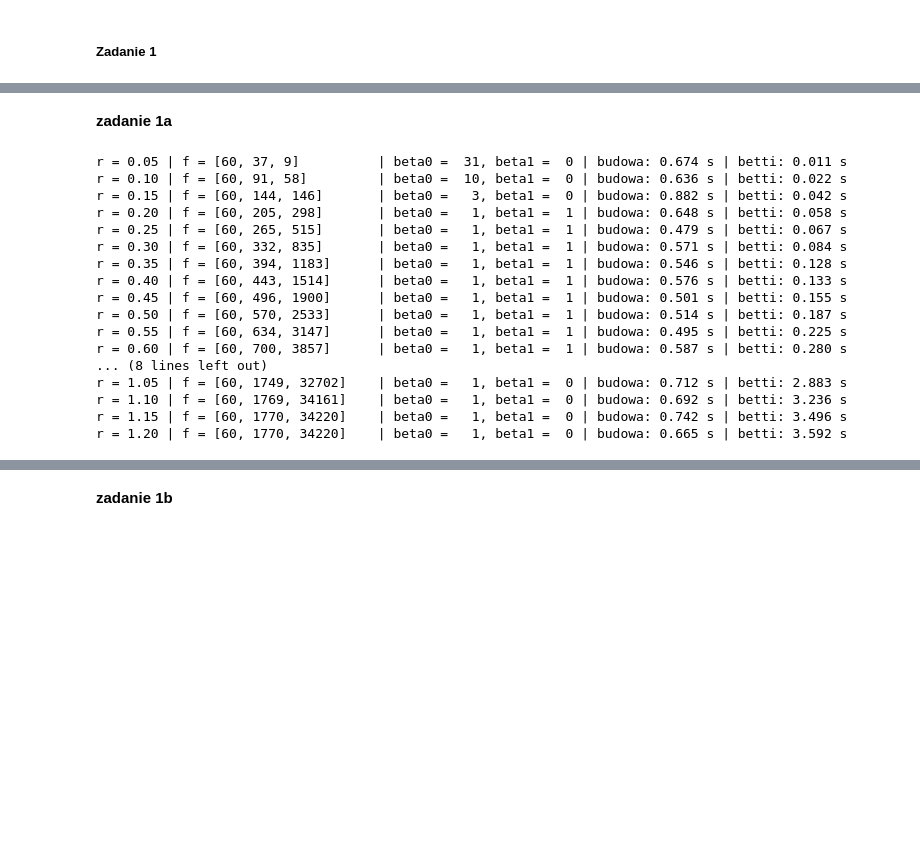
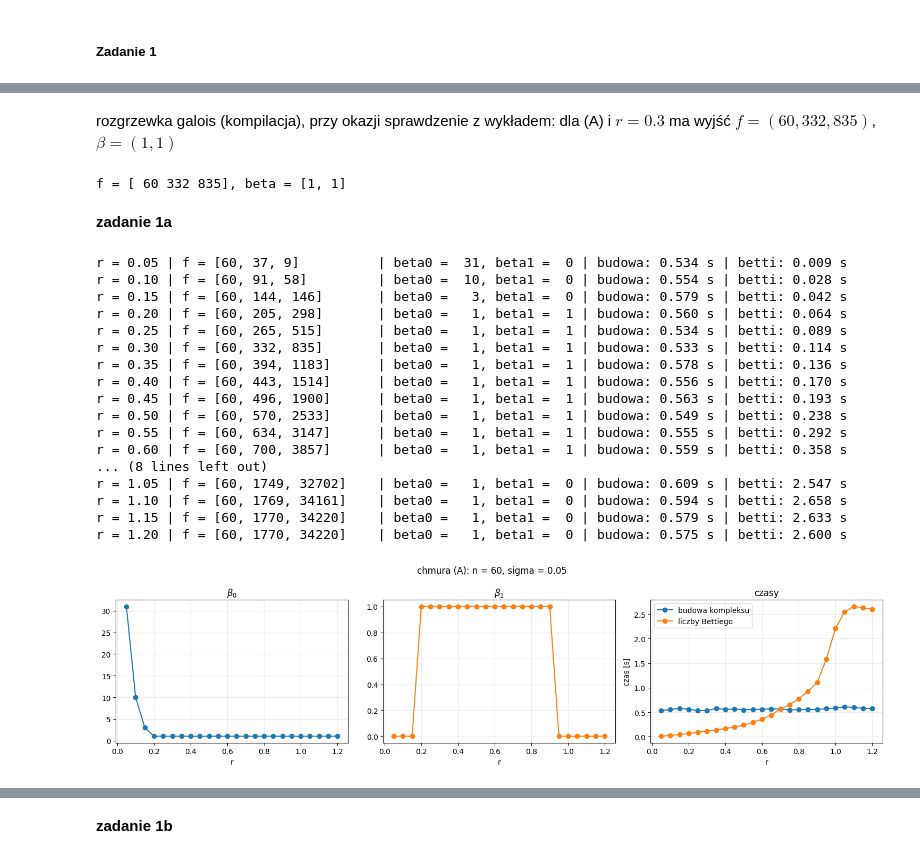
Before and after one commit to blazejkl/topological-data-analysis, a Jupyter notebook: tda-pd5.ipynb, the cells around one changed output, grey strips where cells are left out. Cells and saved outputs as stored; diff of their text form; code cells hidden in the pictures; blank space fills up the shorter version.

```diff
--- a/tda-pd5.ipynb
+++ b/tda-pd5.ipynb
@@ -122,2 +84,9 @@ zgadza się z wykładem. dalej wypisuję tylko $\beta_0, \beta_1$, bo $\beta_2$
+# %% [markdown]
+rozgrzewka galois (kompilacja), przy okazji sprawdzenie z wykładem: dla (A) i $r = 0.3$ ma wyjść $f = (60, 332, 835)$, $\beta = (1, 1)$
+# %%
+K = cech(XA, 0.3)
+print(f'f = {K.num_simplices_by_dimension()}, beta = {betti(K)[:2]}')
+# %% [output]
+f = [ 60 332 835], beta = [1, 1]
 # %% [markdown]
 **zadanie 1a**
@@ -145,21 +93,57 @@ def tabela(X, rs):
+# %%
+def tabela(X, rs):
+    wyniki = []
+    for rr in rs:
+        start = perf_counter()
+        K = cech(X, rr)
+        t_bud = perf_counter() - start
+
+        start = perf_counter()
+        b = betti(K)
+        t_bet = perf_counter() - start
+
+        fv = [f(K, 0), f(K, 1), f(K, 2)]
+        wyniki.append((rr, b[0], b[1], t_bud, t_bet))
+        print(f'r = {rr:.2f} | f = {str(fv):20} | beta0 = {b[0]:3}, beta1 = {b[1]:2} | '
+              f'budowa: {t_bud:.3f} s | betti: {t_bet:.3f} s')
+    return wyniki
+
+
+def rysuj(wyniki, tytul):
+    rs, b0, b1, t_bud, t_bet = zip(*wyniki)
+    fig, axes = plt.subplots(1, 3, figsize=(15, 4))
+    axes[0].plot(rs, b0, 'o-')
+    axes[0].set(xlabel='r', title=r'$\beta_0$')
+    axes[1].plot(rs, b1, 'o-', color='C1')
+    axes[1].set(xlabel='r', title=r'$\beta_1$')
+    axes[2].plot(rs, t_bud, 'o-', label='budowa kompleksu')
+    axes[2].plot(rs, t_bet, 'o-', label='liczby Bettiego')
+    axes[2].set(xlabel='r', ylabel='czas [s]', title='czasy')
+    axes[2].legend()
+    for ax in axes:
+        ax.grid(alpha=0.25)
+    fig.suptitle(tytul)
+    fig.tight_layout()
+    plt.show()
 # %%
-rs_A = np.round(np.arange(0.05, 1.21, 0.05), 2)
-wyniki_A = tabela(XA, rs_A)
+wyniki_A = tabela(XA, np.round(np.arange(0.05, 1.21, 0.05), 2))
+rysuj(wyniki_A, 'chmura (A): n = 60, sigma = 0.05')
 # %% [output]
-r = 0.05 | f = [60, 37, 9]          | beta0 =  31, beta1 =  0 | budowa: 0.674 s | betti: 0.011 s
-r = 0.10 | f = [60, 91, 58]         | beta0 =  10, beta1 =  0 | budowa: 0.636 s | betti: 0.022 s
-r = 0.15 | f = [60, 144, 146]       | beta0 =   3, beta1 =  0 | budowa: 0.882 s | betti: 0.042 s
-r = 0.20 | f = [60, 205, 298]       | beta0 =   1, beta1 =  1 | budowa: 0.648 s | betti: 0.058 s
-r = 0.25 | f = [60, 265, 515]       | beta0 =   1, beta1 =  1 | budowa: 0.479 s | betti: 0.067 s
-r = 0.30 | f = [60, 332, 835]       | beta0 =   1, beta1 =  1 | budowa: 0.571 s | betti: 0.084 s
-r = 0.35 | f = [60, 394, 1183]      | beta0 =   1, beta1 =  1 | budowa: 0.546 s | betti: 0.128 s
-r = 0.40 | f = [60, 443, 1514]      | beta0 =   1, beta1 =  1 | budowa: 0.576 s | betti: 0.133 s
-r = 0.45 | f = [60, 496, 1900]      | beta0 =   1, beta1 =  1 | budowa: 0.501 s | betti: 0.155 s
-r = 0.50 | f = [60, 570, 2533]      | beta0 =   1, beta1 =  1 | budowa: 0.514 s | betti: 0.187 s
-r = 0.55 | f = [60, 634, 3147]      | beta0 =   1, beta1 =  1 | budowa: 0.495 s | betti: 0.225 s
-r = 0.60 | f = [60, 700, 3857]      | beta0 =   1, beta1 =  1 | budowa: 0.587 s | betti: 0.280 s
+r = 0.05 | f = [60, 37, 9]          | beta0 =  31, beta1 =  0 | budowa: 0.534 s | betti: 0.009 s
+r = 0.10 | f = [60, 91, 58]         | beta0 =  10, beta1 =  0 | budowa: 0.554 s | betti: 0.028 s
+r = 0.15 | f = [60, 144, 146]       | beta0 =   3, beta1 =  0 | budowa: 0.579 s | betti: 0.042 s
+r = 0.20 | f = [60, 205, 298]       | beta0 =   1, beta1 =  1 | budowa: 0.560 s | betti: 0.064 s
+r = 0.25 | f = [60, 265, 515]       | beta0 =   1, beta1 =  1 | budowa: 0.534 s | betti: 0.089 s
+r = 0.30 | f = [60, 332, 835]       | beta0 =   1, beta1 =  1 | budowa: 0.533 s | betti: 0.114 s
+r = 0.35 | f = [60, 394, 1183]      | beta0 =   1, beta1 =  1 | budowa: 0.578 s | betti: 0.136 s
+r = 0.40 | f = [60, 443, 1514]      | beta0 =   1, beta1 =  1 | budowa: 0.556 s | betti: 0.170 s
+r = 0.45 | f = [60, 496, 1900]      | beta0 =   1, beta1 =  1 | budowa: 0.563 s | betti: 0.193 s
+r = 0.50 | f = [60, 570, 2533]      | beta0 =   1, beta1 =  1 | budowa: 0.549 s | betti: 0.238 s
+r = 0.55 | f = [60, 634, 3147]      | beta0 =   1, beta1 =  1 | budowa: 0.555 s | betti: 0.292 s
+r = 0.60 | f = [60, 700, 3857]      | beta0 =   1, beta1 =  1 | budowa: 0.559 s | betti: 0.358 s
 ... (8 lines left out)
-r = 1.05 | f = [60, 1749, 32702]    | beta0 =   1, beta1 =  0 | budowa: 0.712 s | betti: 2.883 s
-r = 1.10 | f = [60, 1769, 34161]    | beta0 =   1, beta1 =  0 | budowa: 0.692 s | betti: 3.236 s
-r = 1.15 | f = [60, 1770, 34220]    | beta0 =   1, beta1 =  0 | budowa: 0.742 s | betti: 3.496 s
-r = 1.20 | f = [60, 1770, 34220]    | beta0 =   1, beta1 =  0 | budowa: 0.665 s | betti: 3.592 s
+r = 1.05 | f = [60, 1749, 32702]    | beta0 =   1, beta1 =  0 | budowa: 0.609 s | betti: 2.547 s
+r = 1.10 | f = [60, 1769, 34161]    | beta0 =   1, beta1 =  0 | budowa: 0.594 s | betti: 2.658 s
+r = 1.15 | f = [60, 1770, 34220]    | beta0 =   1, beta1 =  0 | budowa: 0.579 s | betti: 2.633 s
+r = 1.20 | f = [60, 1770, 34220]    | beta0 =   1, beta1 =  0 | budowa: 0.575 s | betti: 2.600 s
+[figure, added]
```
Also changed, not shown: parts of 57 cells of this notebook, 7 other files.
